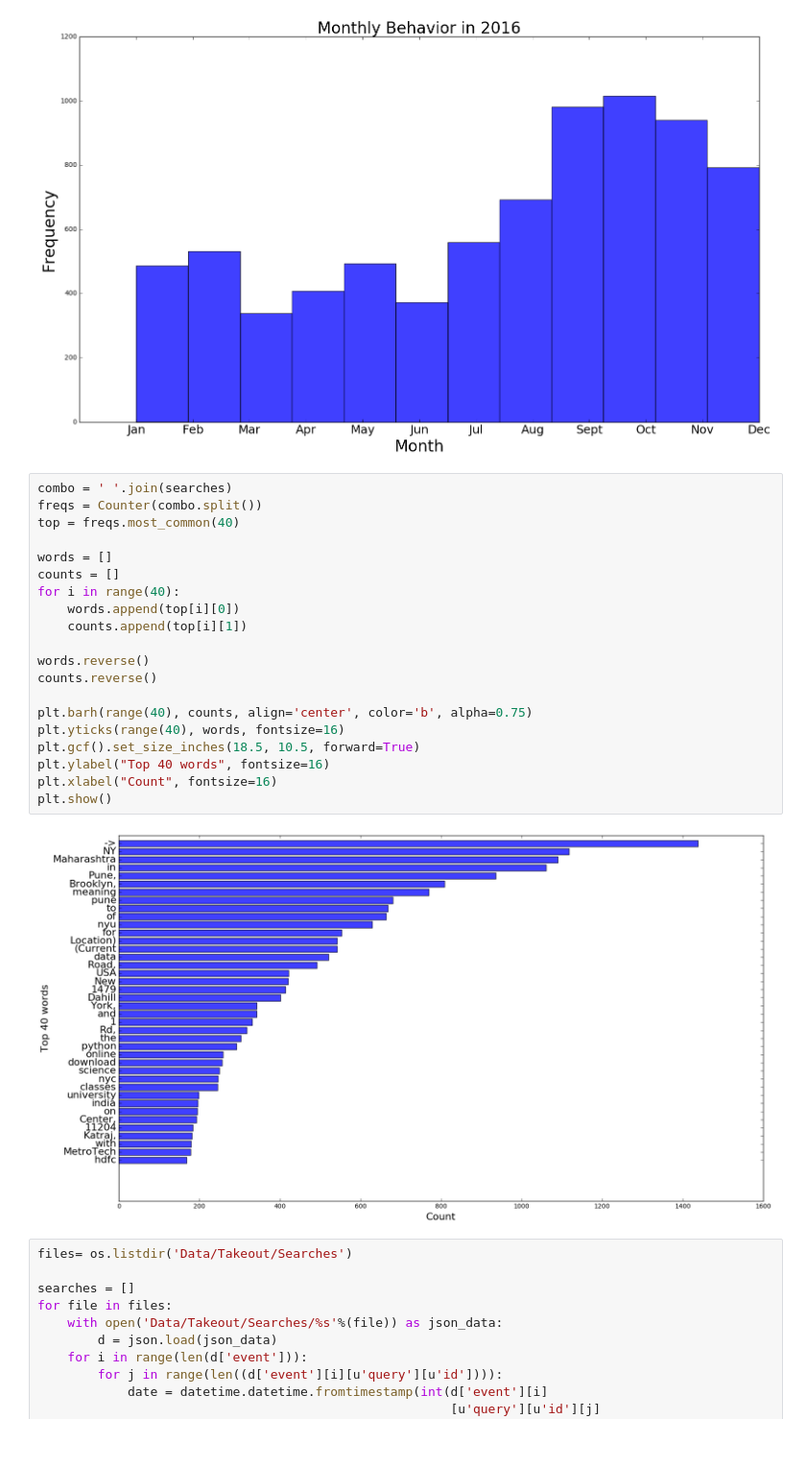
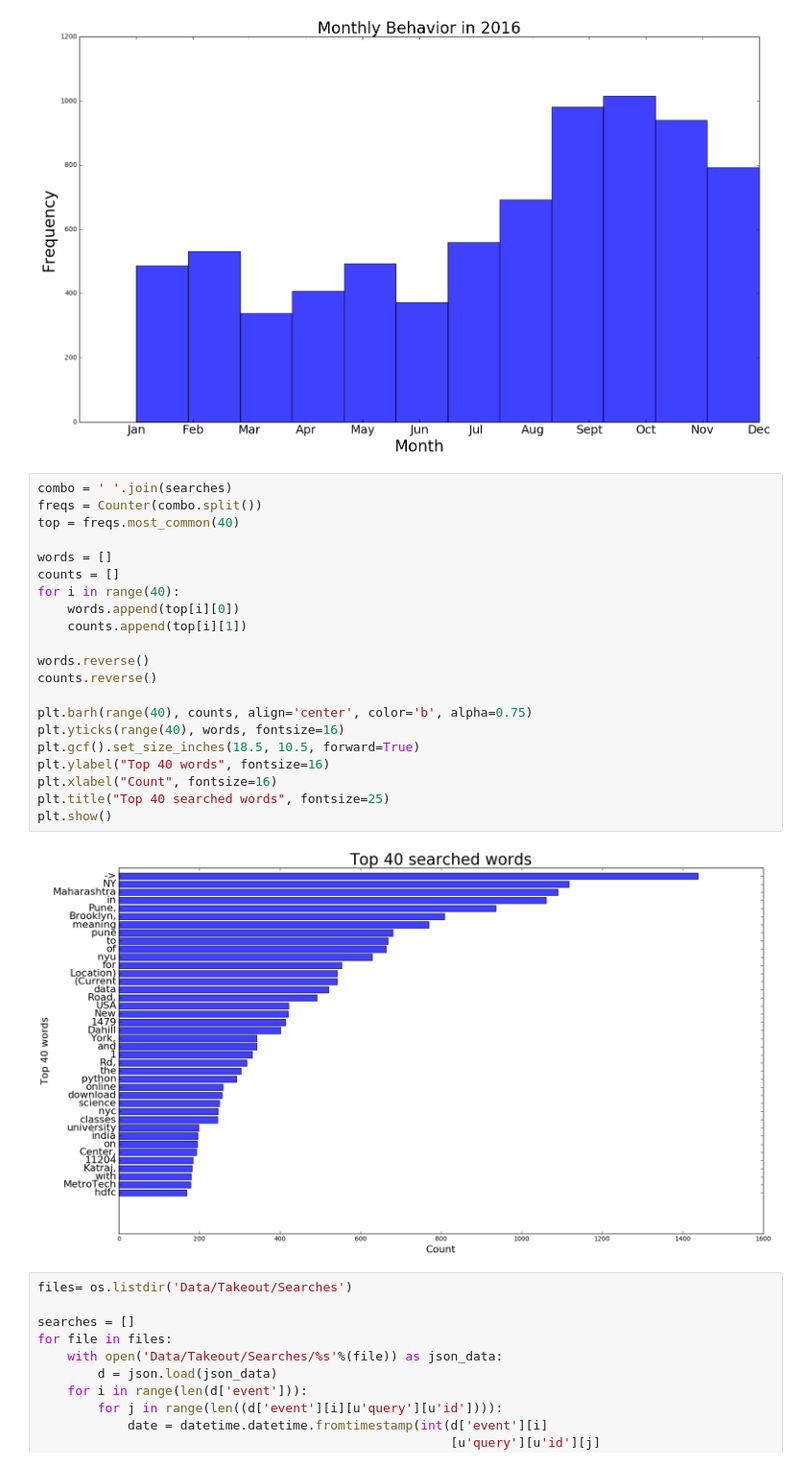
Before and after one commit to vishelar/Google_search_analyser, a Jupyter notebook: my_google_searches.ipynb, the cells around one changed output. Shown at 96% size. Drawn from its saved outputs; the diff is of its cells as text.

```diff
--- a/my_google_searches.ipynb
+++ b/my_google_searches.ipynb
@@ -96,25 +101,26 @@ plt.show()
 # %%
 combo = ' '.join(searches)
 freqs = Counter(combo.split())
 top = freqs.most_common(40)
 
 words = []
 counts = []
 for i in range(40):
     words.append(top[i][0])
     counts.append(top[i][1])
 
 words.reverse()
 counts.reverse()
 
 plt.barh(range(40), counts, align='center', color='b', alpha=0.75)
 plt.yticks(range(40), words, fontsize=16)
 plt.gcf().set_size_inches(18.5, 10.5, forward=True)
 plt.ylabel("Top 40 words", fontsize=16)
 plt.xlabel("Count", fontsize=16)
+plt.title("Top 40 searched words", fontsize=25)
 plt.show()
 # %% [output]
-[figure, old version]
+[figure, new version]
 # %%
 files= os.listdir('Data/Takeout/Searches')
 
```
Also changed, not shown: parts of 6 cells of this notebook.
